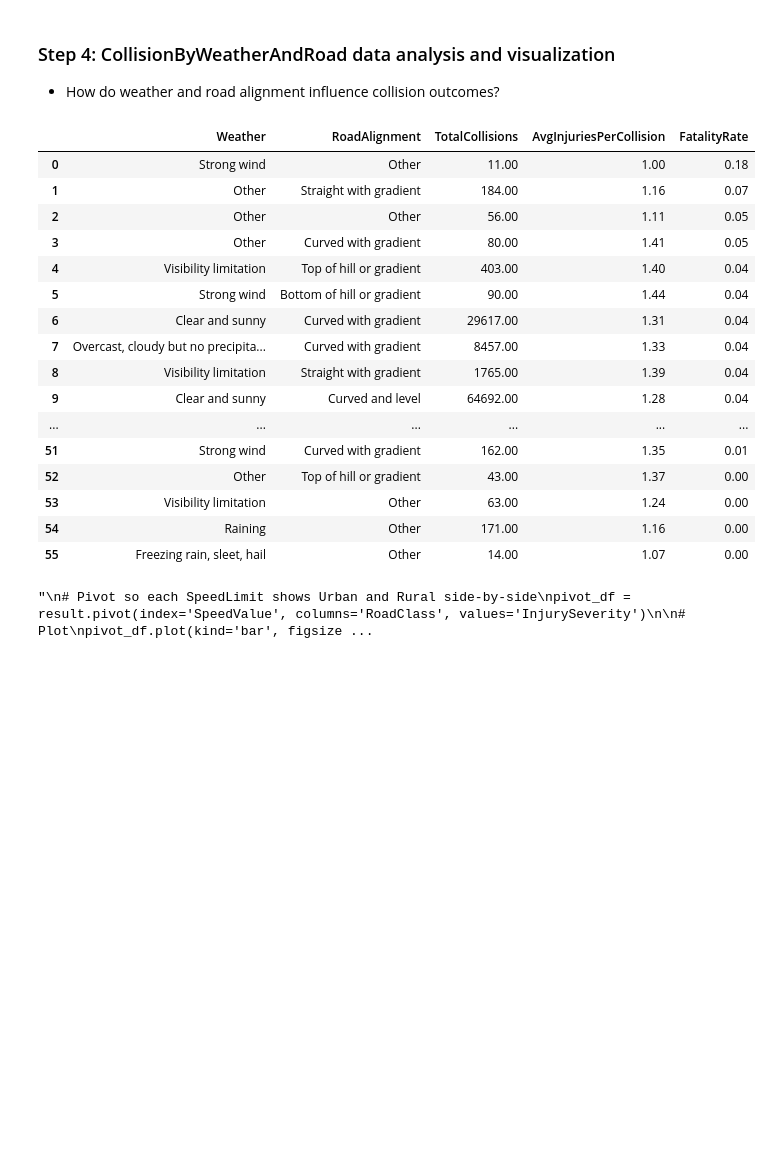
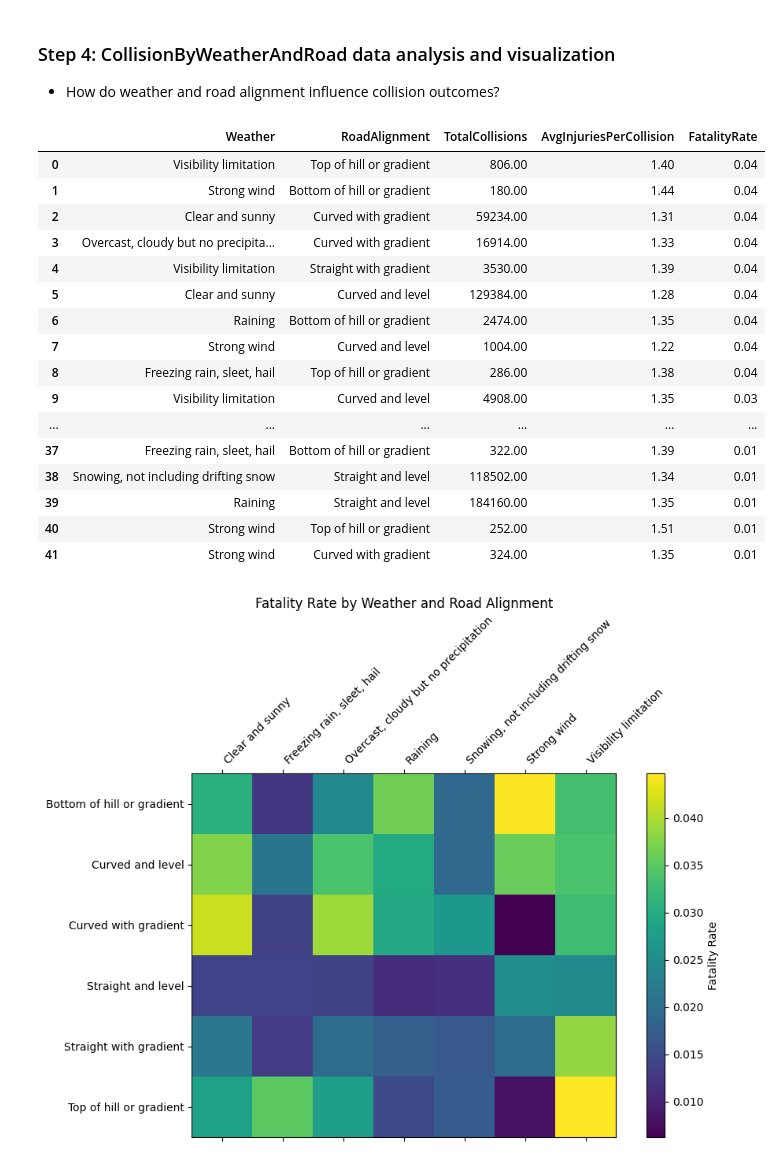
Before and after one commit to anithamonica/DATA604_TrafficIncidents, a Jupyter notebook: 04_DataAnalysisCollisionByWeatherAndRoad.ipynb, the cells around one changed output. Drawn from its saved outputs; the diff is of its cells as text; code cells hidden in the pictures; blank space fills up the shorter version.

```diff
--- a/04_DataAnalysisCollisionByWeatherAndRoad.ipynb
+++ b/04_DataAnalysisCollisionByWeatherAndRoad.ipynb
@@ -298,59 +308,48 @@ myconnection.close()
 # %%
 USER = "student"
 DB   = "student"
 PWD = "Bi3KSjqgrNOOL"
 
 engine = create_engine(
     f"mysql+mysqlconnector://{USER}:{PWD}@127.0.0.1:3306/{DB}"
 )
 
-#Which season impact collision frequency and severity?
-queryMonthly = '''SELECT
-    Weather,
-    RoadAlignment,
-    SUM(NoofCollisions) AS TotalCollisions,
+# How do weather and road alignment influence collision outcomes?
+queryMonthly = '''SELECT  Weather, RoadAlignment, SUM(NoofCollisions) AS TotalCollisions,
     ROUND(SUM(NoofInjured) * 1.0 / SUM(NoofCollisions), 2) AS AvgInjuriesPerCollision,
     ROUND(SUM(NoofFatalities) * 1.0 / SUM(NoofCollisions), 4) AS FatalityRate
-FROM
-    student.CollisionByWeatherAndRoad
-WHERE
-    NoofCollisions > 0
-GROUP BY
-    Weather, RoadAlignment
-ORDER BY
-    FatalityRate DESC, AvgInjuriesPerCollision DESC;'''
+    FROM student.CollisionByWeatherAndRoad WHERE NoofCollisions > 0
+    AND RoadAlignment <> 'Other' AND Weather <> 'Other'
+    GROUP BY Weather, RoadAlignment ORDER BY FatalityRate DESC, AvgInjuriesPerCollision DESC;'''
 result = pd.read_sql_query(queryMonthly, engine)
 display(result)
-'''
-# Pivot so each SpeedLimit shows Urban and Rural side-by-side
-pivot_df = result.pivot(index='SpeedValue', columns='RoadClass', values='InjurySeverity')
 
-# Plot
-pivot_df.plot(kind='bar', figsize=(14, 6))
-plt.title('Injury Severity by Speed Limit and Road Class')
-plt.ylabel('Injury Severity')
-plt.xticks(rotation=45)
-plt.ylim(bottom=1.0)
-plt.legend(title='Road Class', bbox_to_anchor=(1.05, 1), loc='upper left')
-plt.tight_layout()
+pivot = result.pivot(index="RoadAlignment", columns="Weather", values="FatalityRate")
+fig, ax = plt.subplots(figsize=(10,6))
+cax = ax.matshow(pivot, cmap="viridis")
+ax.set_xticks(np.arange(len(pivot.columns)))
+ax.set_xticklabels(pivot.columns, rotation=45, ha="left")
+ax.set_yticks(np.arange(len(pivot.index)))
+ax.set_yticklabels(pivot.index)
+plt.colorbar(cax, label="Fatality Rate")
+plt.title("Fatality Rate by Weather and Road Alignment")
 plt.show()
-'''
 # %% [output]
 |  | Weather | RoadAlignment | TotalCollisions | AvgInjuriesPerCollision | FatalityRate |
-| 0 | Strong wind | Other | 11.00 | 1.00 | 0.18 |
-| 1 | Other | Straight with gradient | 184.00 | 1.16 | 0.07 |
-| 2 | Other | Other | 56.00 | 1.11 | 0.05 |
-| 3 | Other | Curved with gradient | 80.00 | 1.41 | 0.05 |
-| 4 | Visibility limitation | Top of hill or gradient | 403.00 | 1.40 | 0.04 |
-| 5 | Strong wind | Bottom of hill or gradient | 90.00 | 1.44 | 0.04 |
-| 6 | Clear and sunny | Curved with gradient | 29617.00 | 1.31 | 0.04 |
-| 7 | Overcast, cloudy but no precipita... | Curved with gradient | 8457.00 | 1.33 | 0.04 |
-| 8 | Visibility limitation | Straight with gradient | 1765.00 | 1.39 | 0.04 |
-| 9 | Clear and sunny | Curved and level | 64692.00 | 1.28 | 0.04 |
+| 0 | Visibility limitation | Top of hill or gradient | 806.00 | 1.40 | 0.04 |
+| 1 | Strong wind | Bottom of hill or gradient | 180.00 | 1.44 | 0.04 |
+| 2 | Clear and sunny | Curved with gradient | 59234.00 | 1.31 | 0.04 |
+| 3 | Overcast, cloudy but no precipita... | Curved with gradient | 16914.00 | 1.33 | 0.04 |
+| 4 | Visibility limitation | Straight with gradient | 3530.00 | 1.39 | 0.04 |
+| 5 | Clear and sunny | Curved and level | 129384.00 | 1.28 | 0.04 |
+| 6 | Raining | Bottom of hill or gradient | 2474.00 | 1.35 | 0.04 |
+| 7 | Strong wind | Curved and level | 1004.00 | 1.22 | 0.04 |
+| 8 | Freezing rain, sleet, hail | Top of hill or gradient | 286.00 | 1.38 | 0.04 |
+| 9 | Visibility limitation | Curved and level | 4908.00 | 1.35 | 0.03 |
 | ... | ... | ... | ... | ... | ... |
-| 51 | Strong wind | Curved with gradient | 162.00 | 1.35 | 0.01 |
-| 52 | Other | Top of hill or gradient | 43.00 | 1.37 | 0.00 |
-| 53 | Visibility limitation | Other | 63.00 | 1.24 | 0.00 |
-| 54 | Raining | Other | 171.00 | 1.16 | 0.00 |
-| 55 | Freezing rain, sleet, hail | Other | 14.00 | 1.07 | 0.00 |
+| 37 | Freezing rain, sleet, hail | Bottom of hill or gradient | 322.00 | 1.39 | 0.01 |
+| 38 | Snowing, not including drifting snow | Straight and level | 118502.00 | 1.34 | 0.01 |
+| 39 | Raining | Straight and level | 184160.00 | 1.35 | 0.01 |
+| 40 | Strong wind | Top of hill or gradient | 252.00 | 1.51 | 0.01 |
+| 41 | Strong wind | Curved with gradient | 324.00 | 1.35 | 0.01 |
-"\n# Pivot so each SpeedLimit shows Urban and Rural side-by-side\npivot_df = result.pivot(index='SpeedValue', columns='RoadClass', values='InjurySeverity')\n\n# Plot\npivot_df.plot(kind='bar', figsize ...
+[figure, added]
```
Also changed, not shown: parts of 9 cells of this notebook, 1 other file.
